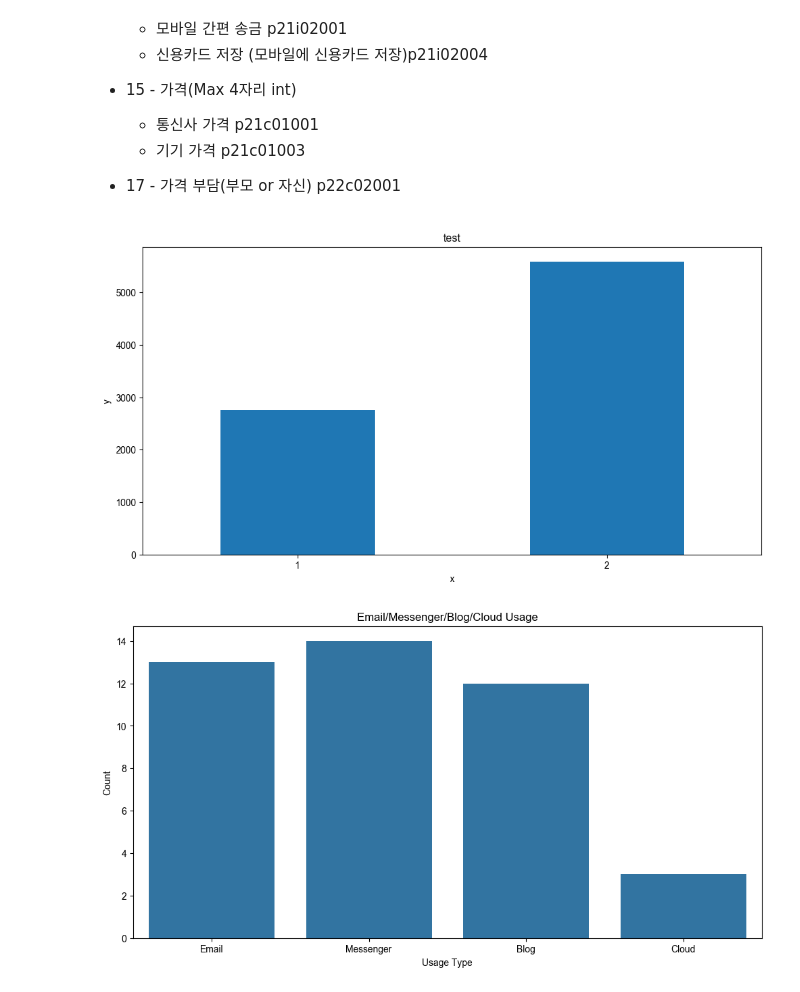
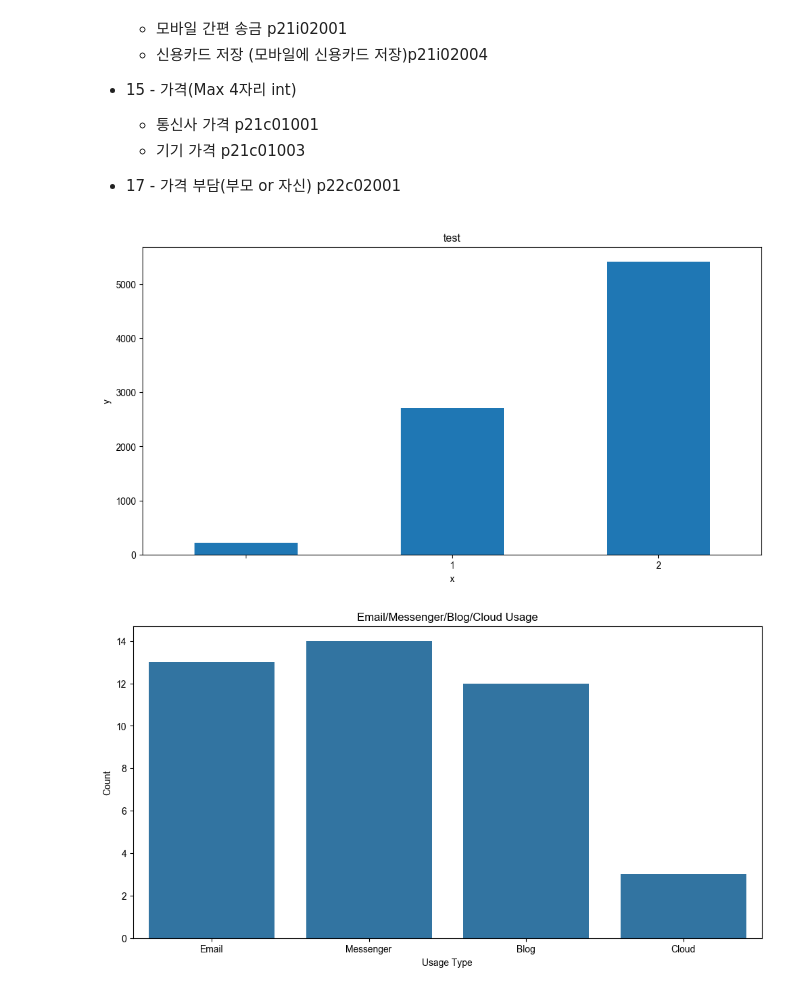
Before and after one commit to SKNETWORKS-FAMILY-AICAMP/SKN09-2nd-3Team, a Jupyter notebook: phone_brand_project.ipynb, the cells around one changed output. Drawn from its saved outputs; the diff is of its cells as text; code cells hidden in the pictures.

```diff
--- a/phone_brand_project.ipynb
+++ b/phone_brand_project.ipynb
@@ -120,18 +120,18 @@ els2: 784
     - 기기 가격                     p21c01003
 - 17 - 가격 부담(부모 or 자신)       p22c02001
 # %%
-merged_notna_df['p21a03032'].unique
-marry_counts = merged_notna_df['p21a03032'].value_counts().sort_index()
+merged_notna_df['p21i02004'].unique
+marry_counts = merged_notna_df['p21i02004'].value_counts().sort_index()
 
 plt.figure(figsize=(12, 6))  # 그래프 크기 설정
 marry_counts.plot(kind='bar')
 plt.xlabel('x')
 plt.ylabel('y')
 plt.title('test')
 plt.xticks(rotation=0)  # x축 라벨 회전
 plt.show()
 # %% [output]
-[figure, old version]
+[figure, new version]
 # %%
 # 문5 - 이메일, 메신저, 블로그, 클라우드 등 (p21c05001, p21c05002, p21c05039, p21c05051)
 # 수정 필요                           (p21d08001, p21d22001, p21d10001, p21d12001)
```
Also changed, not shown: parts of 1 cell of this notebook, 9 other files.
